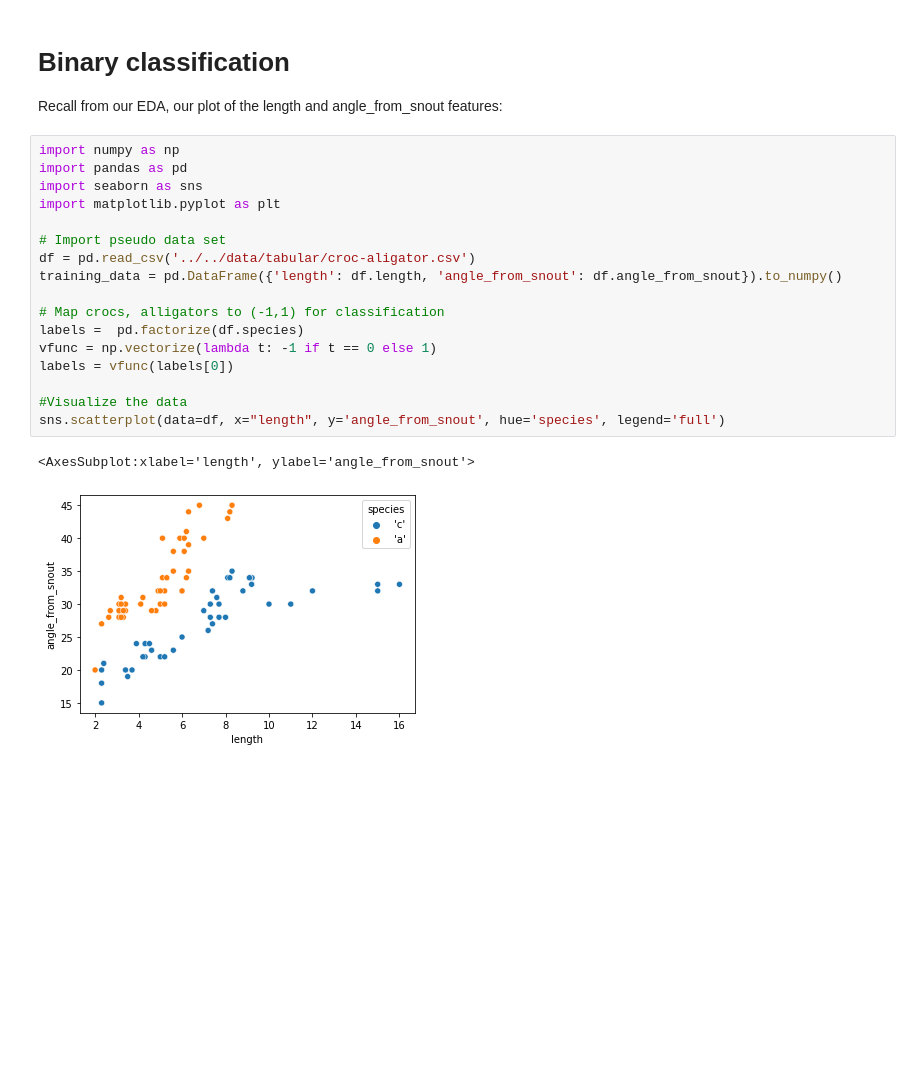
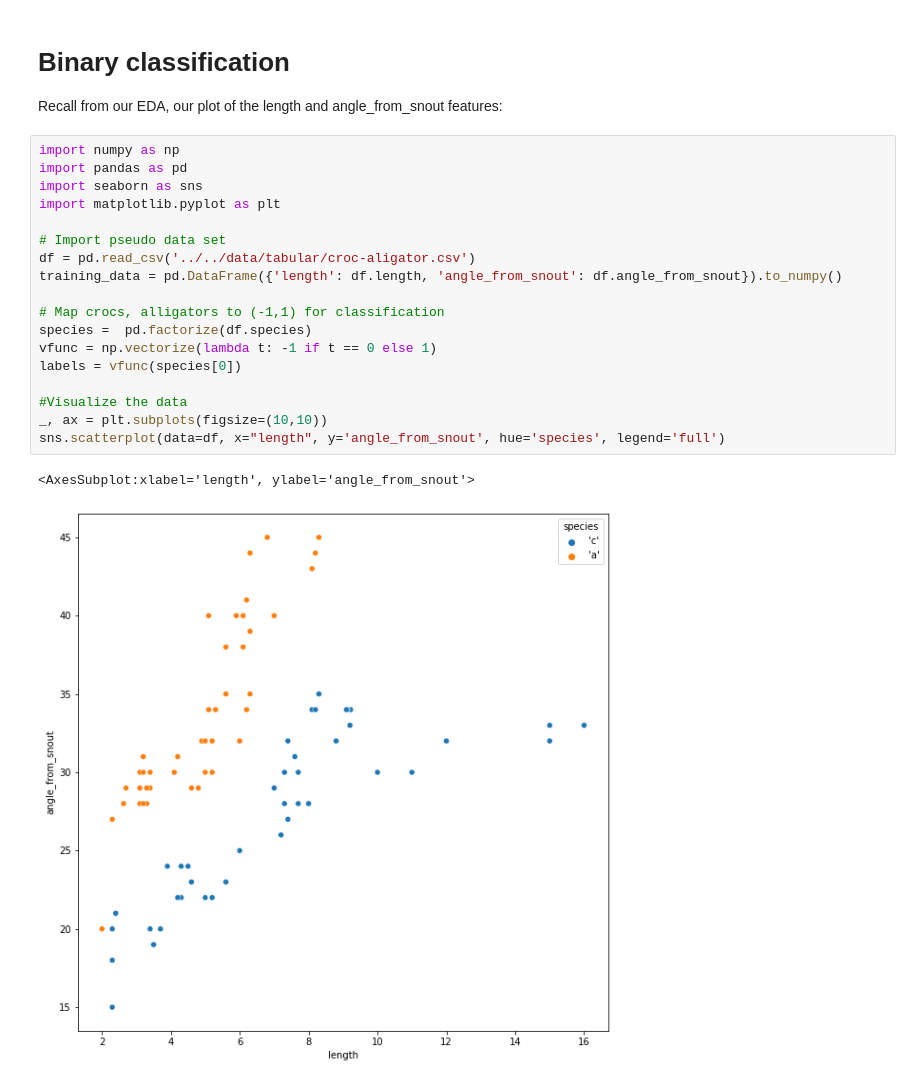
Before and after one commit to amadeovezz/data-sci, a Jupyter notebook: ml/tutorials/classification/dicriminative/binary.ipynb, the cells around one changed output. Drawn from its saved outputs; the diff is of its cells as text; blank space fills up the shorter version.

```diff
--- a/ml/tutorials/classification/dicriminative/binary.ipynb
+++ b/ml/tutorials/classification/dicriminative/binary.ipynb
@@ -5,23 +5,24 @@ Recall from our EDA, our plot of the length and angle_from_snout features:
 # %%
 import numpy as np
 import pandas as pd
 import seaborn as sns
 import matplotlib.pyplot as plt
 
 # Import pseudo data set
 df = pd.read_csv('../../data/tabular/croc-aligator.csv')
 training_data = pd.DataFrame({'length': df.length, 'angle_from_snout': df.angle_from_snout}).to_numpy()
 
 # Map crocs, alligators to (-1,1) for classification
-labels =  pd.factorize(df.species)
+species =  pd.factorize(df.species)
 vfunc = np.vectorize(lambda t: -1 if t == 0 else 1)
-labels = vfunc(labels[0])
+labels = vfunc(species[0])
 
 #Visualize the data
+_, ax = plt.subplots(figsize=(10,10))
 sns.scatterplot(data=df, x="length", y='angle_from_snout', hue='species', legend='full')
 # %% [output]
 <AxesSubplot:xlabel='length', ylabel='angle_from_snout'>
-[figure, old version]
+[figure, new version]
 # %% [markdown]
 ## Choosing a model
 
```
Also changed, not shown: parts of 5 cells of this notebook.
